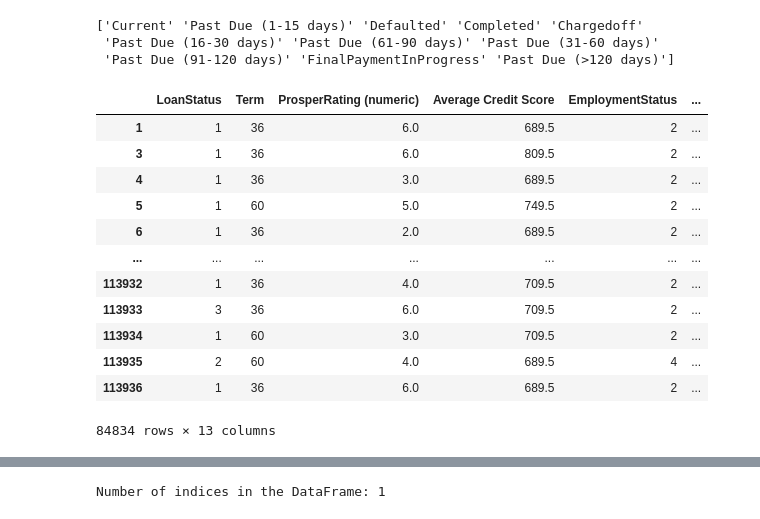
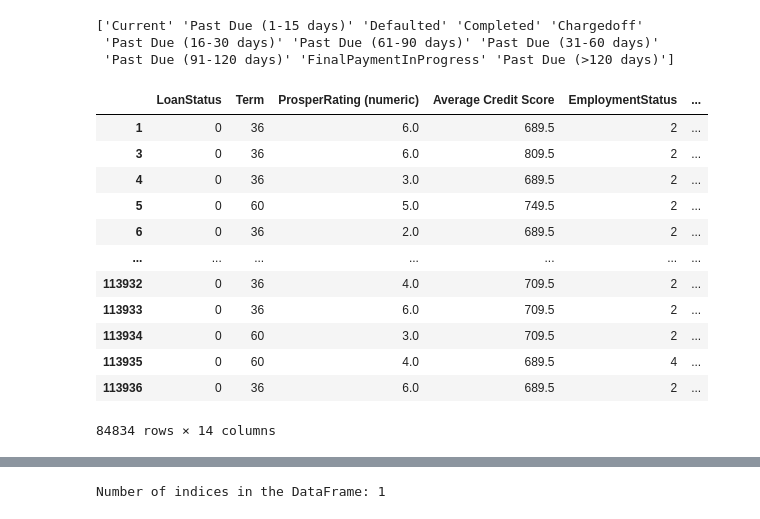
Before and after one commit to LachlanPotter33/Proj-4-Group-3, a Jupyter notebook: Notebooks/Untitled.ipynb, the cells around one changed output, grey strips where cells are left out. Drawn from its saved outputs; the diff is of its cells as text; code cells hidden in the pictures.

```diff
--- a/Notebooks/Untitled.ipynb
+++ b/Notebooks/Untitled.ipynb
@@ -36,7 +36,7 @@ Uncleaned_df['Average Credit Score'] = (Uncleaned_df['CreditScoreRangeLower'] +
 # %%
 #types of columns
 specific_columns = ['LoanStatus','Term','ProsperRating (numeric)','Average Credit Score','EmploymentStatus','IsBorrowerHomeowner','StatedMonthlyIncome',
-'BorrowerRate','EmploymentStatusDuration','LoanMonthsSinceOrigination','MonthlyLoanPayment','RevolvingCreditBalance','LoanOriginalAmount'  ]
+'BorrowerRate','EmploymentStatusDuration','LoanMonthsSinceOrigination','MonthlyLoanPayment','RevolvingCreditBalance','LoanOriginalAmount','LP_CustomerPayments'  ]
 # %%
 specific_columns_uncleaned_df = Uncleaned_df[specific_columns]
 specific_columns_uncleaned_df.head(10)
@@ -96,34 +96,34 @@ print(LoanStatus_unique_values)
  'Past Due (91-120 days)' 'FinalPaymentInProgress' 'Past Due (>120 days)']
 # %%
 mapping = {
-    'Current': 1,
-    'Completed': 2,
-    'FinalPaymentInProgress': 3,
-    'Past Due (1-15 days)': 4,
-    'Past Due (16-30 days)': 5,
-    'Past Due (31-60 days)': 6,
-    'Past Due (61-90 days)': 7,
-    'Past Due (91-120 days)': 8,
-    'Past Due (>120 days)': 9,
-    'Chargedoff':10,
-    'Defaulted':11,
+    'Current': 0,
+    'Completed': 0,
+    'FinalPaymentInProgress': 0,
+    'Past Due (1-15 days)': 1,
+    'Past Due (16-30 days)': 1,
+    'Past Due (31-60 days)': 1,
+    'Past Due (61-90 days)': 2,
+    'Past Due (91-120 days)': 2,
+    'Past Due (>120 days)': 2,
+    'Chargedoff':2,
+    'Defaulted':2,
 }
 # Replace the categorical values with numerical values
 specific_columns_uncleaned_df['LoanStatus'] = specific_columns_uncleaned_df['LoanStatus'].replace(mapping)
 specific_columns_uncleaned_df
 # %% [output]
 |  | LoanStatus | Term | ProsperRating (numeric) | Average Credit Score | EmploymentStatus | ... |
-| 1 | 1 | 36 | 6.0 | 689.5 | 2 | ... |
-| 3 | 1 | 36 | 6.0 | 809.5 | 2 | ... |
-| 4 | 1 | 36 | 3.0 | 689.5 | 2 | ... |
-| 5 | 1 | 60 | 5.0 | 749.5 | 2 | ... |
-| 6 | 1 | 36 | 2.0 | 689.5 | 2 | ... |
+| 1 | 0 | 36 | 6.0 | 689.5 | 2 | ... |
+| 3 | 0 | 36 | 6.0 | 809.5 | 2 | ... |
+| 4 | 0 | 36 | 3.0 | 689.5 | 2 | ... |
+| 5 | 0 | 60 | 5.0 | 749.5 | 2 | ... |
+| 6 | 0 | 36 | 2.0 | 689.5 | 2 | ... |
 | ... | ... | ... | ... | ... | ... | ... |
-| 113932 | 1 | 36 | 4.0 | 709.5 | 2 | ... |
-| 113933 | 3 | 36 | 6.0 | 709.5 | 2 | ... |
-| 113934 | 1 | 60 | 3.0 | 709.5 | 2 | ... |
-| 113935 | 2 | 60 | 4.0 | 689.5 | 4 | ... |
-| 113936 | 1 | 36 | 6.0 | 689.5 | 2 | ... |
+| 113932 | 0 | 36 | 4.0 | 709.5 | 2 | ... |
+| 113933 | 0 | 36 | 6.0 | 709.5 | 2 | ... |
+| 113934 | 0 | 60 | 3.0 | 709.5 | 2 | ... |
+| 113935 | 0 | 60 | 4.0 | 689.5 | 4 | ... |
+| 113936 | 0 | 36 | 6.0 | 689.5 | 2 | ... |
-84834 rows × 13 columns
+84834 rows × 14 columns
 # %%
 specific_columns_uncleaned_df = pd.DataFrame(specific_columns_uncleaned_df, columns=['LoanStatus','Term','ProsperRating (numeric)','Average Credit Score','EmploymentStatus','IsBorrowerHomeowner','StatedMonthlyIncome',
```
Also changed, not shown: parts of 15 cells of this notebook, 1 other file.
